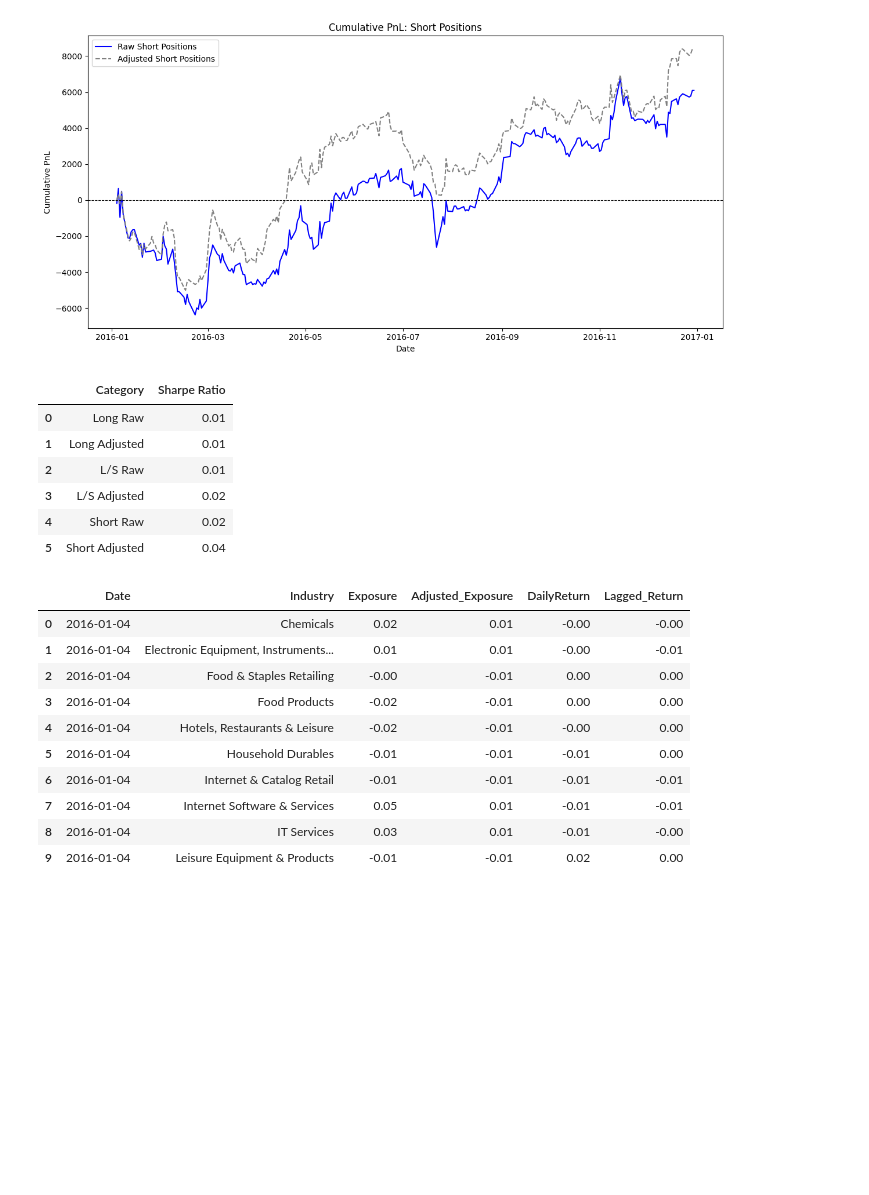
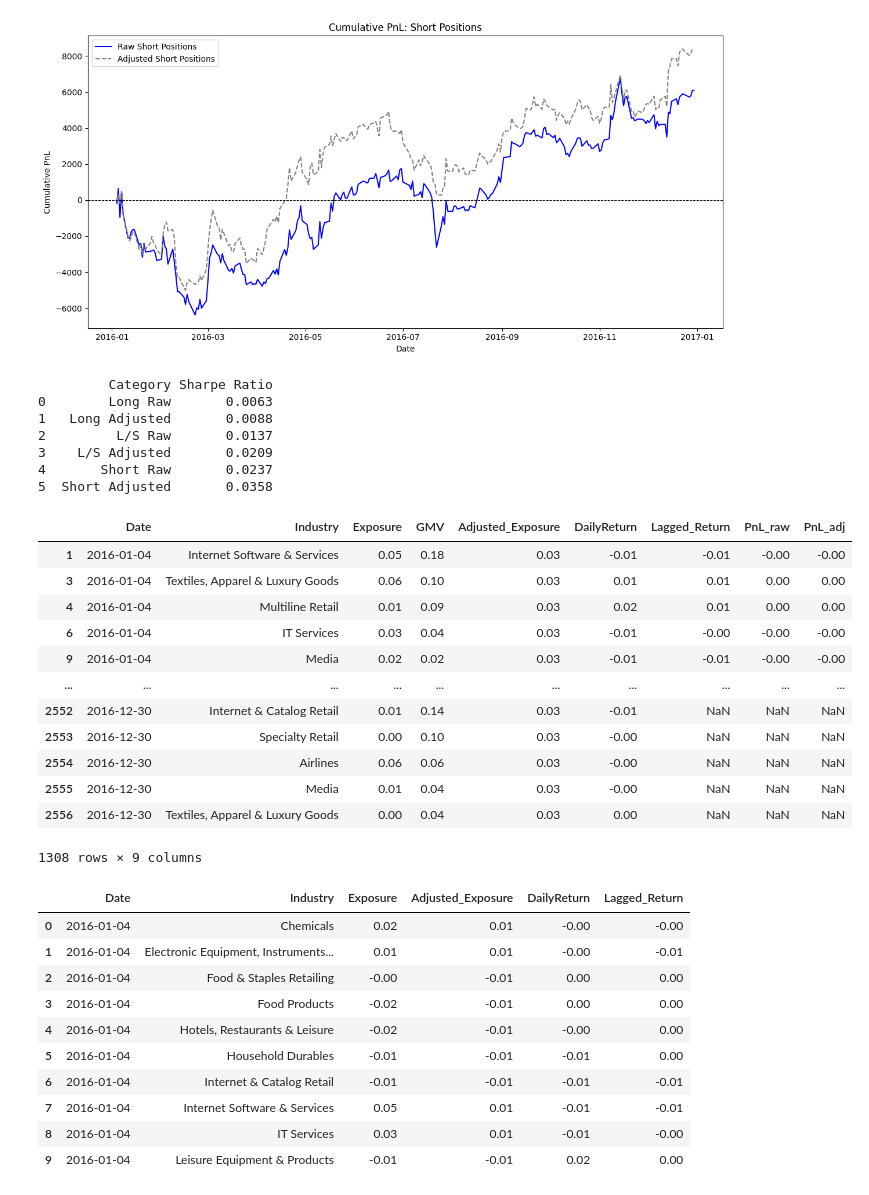
Before and after one commit to martinescobars/portfolio-manager-analysis, a Jupyter notebook: bam_case_mes.ipynb, the cells around one changed output. Drawn from its saved outputs; the diff is of its cells as text; code cells hidden in the pictures; blank space fills up the shorter version.

```diff
--- a/bam_case_mes.ipynb
+++ b/bam_case_mes.ipynb
@@ -416,20 +417,47 @@ sharpe_ls_raw = sharpe_ratio(long_and_short_data['PnL_raw'])
 sharpe_ls_adj = sharpe_ratio(long_and_short_data['PnL_adj'])
 
 # Create summary table
-summary_table = pd.DataFrame({
+summary_table_eq = pd.DataFrame({
     'Category': ['Long Raw', 'Long Adjusted', 'L/S Raw', 'L/S Adjusted', 'Short Raw', 'Short Adjusted'],
-    'Sharpe Ratio': [sharpe_long_raw, sharpe_long_adj, sharpe_ls_raw, sharpe_ls_adj, sharpe_short_raw, sharpe_short_adj]
+    'Sharpe Ratio': [
+        round(sharpe_long_raw, 4),
+        round(sharpe_long_adj, 4),
+        round(sharpe_ls_raw, 4),
+        round(sharpe_ls_adj, 4),
+        round(sharpe_short_raw, 4),
+        round(sharpe_short_adj, 4)
+    ]
 })
 
-summary_table
+# format summary table
+summary_table_eq['Sharpe Ratio'] = summary_table_eq['Sharpe Ratio'].map('{:.4f}'.format)
+
+# Display the summary table
+print(summary_table_eq)
 # %% [output]
-|  | Category | Sharpe Ratio |
-| 0 | Long Raw | 0.01 |
-| 1 | Long Adjusted | 0.01 |
-| 2 | L/S Raw | 0.01 |
-| 3 | L/S Adjusted | 0.02 |
-| 4 | Short Raw | 0.02 |
-| 5 | Short Adjusted | 0.04 |
+         Category Sharpe Ratio
+0        Long Raw       0.0063
+1   Long Adjusted       0.0088
+2         L/S Raw       0.0137
+3    L/S Adjusted       0.0209
+4       Short Raw       0.0237
+5  Short Adjusted       0.0358
+# %%
+long_data
+# %% [output]
+|  | Date | Industry | Exposure | GMV | Adjusted_Exposure | DailyReturn | Lagged_Return | PnL_raw | PnL_adj |
+| 1 | 2016-01-04 | Internet Software & Services | 0.05 | 0.18 | 0.03 | -0.01 | -0.01 | -0.00 | -0.00 |
+| 3 | 2016-01-04 | Textiles, Apparel & Luxury Goods | 0.06 | 0.10 | 0.03 | 0.01 | 0.01 | 0.00 | 0.00 |
+| 4 | 2016-01-04 | Multiline Retail | 0.01 | 0.09 | 0.03 | 0.02 | 0.01 | 0.00 | 0.00 |
+| 6 | 2016-01-04 | IT Services | 0.03 | 0.04 | 0.03 | -0.01 | -0.00 | -0.00 | -0.00 |
+| 9 | 2016-01-04 | Media | 0.02 | 0.02 | 0.03 | -0.01 | -0.01 | -0.00 | -0.00 |
+| ... | ... | ... | ... | ... | ... | ... | ... | ... | ... |
+| 2552 | 2016-12-30 | Internet & Catalog Retail | 0.01 | 0.14 | 0.03 | -0.01 | NaN | NaN | NaN |
+| 2553 | 2016-12-30 | Specialty Retail | 0.00 | 0.10 | 0.03 | -0.00 | NaN | NaN | NaN |
+| 2554 | 2016-12-30 | Airlines | 0.06 | 0.06 | 0.03 | -0.00 | NaN | NaN | NaN |
+| 2555 | 2016-12-30 | Media | 0.01 | 0.04 | 0.03 | -0.00 | NaN | NaN | NaN |
+| 2556 | 2016-12-30 | Textiles, Apparel & Luxury Goods | 0.00 | 0.04 | 0.03 | 0.00 | NaN | NaN | NaN |
+1308 rows × 9 columns
 # %%
 # Step 1: Create a new dataset as a copy of industry_exposures
 industry_exposures_adj = industry_exposures.copy()
```
Also changed, not shown: parts of 3 cells of this notebook.
